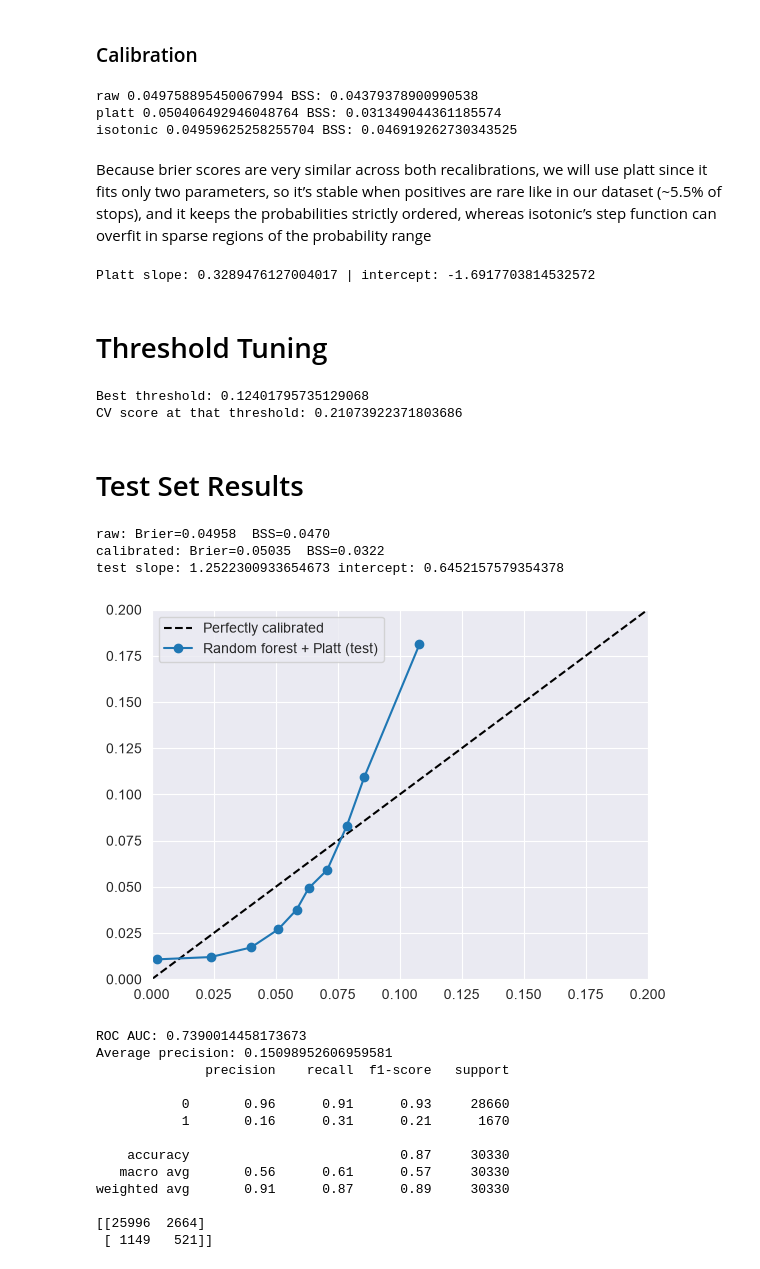
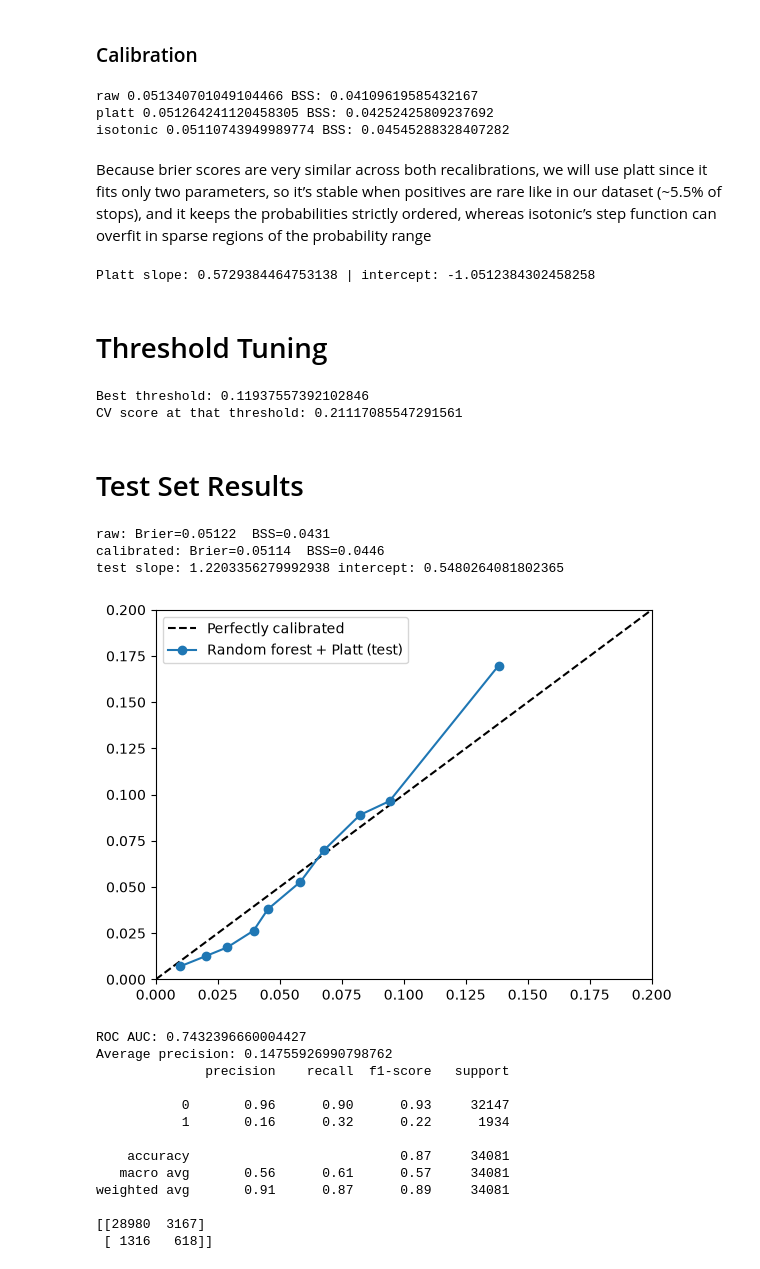
Before and after one commit to ray-chav/stop-and-search, a Jupyter notebook: scripts/calibration_thresholdTuning/calibration_dt.ipynb, the cells around one changed output. Saved outputs shown, nothing was run; the diff lists cells and outputs as text; code cells hidden in the pictures.

```diff
--- a/scripts/calibration_thresholdTuning/calibration_dt.ipynb
+++ b/scripts/calibration_thresholdTuning/calibration_dt.ipynb
@@ -172,7 +172,7 @@ def build_pipeline(model, cat_cols, dis_cols, scale_cols):
 # Modeling
 # %%
 # building pipeline using best parameters found in hyperparameter tuning script
-pipeline = build_pipeline(DecisionTreeClassifier(criterion = "entropy", max_depth = 9, min_samples_leaf = 31, min_samples_split = 29, random_state=10), cat_cols, bin_cols, scale_cols)
+pipeline = build_pipeline(DecisionTreeClassifier(criterion = "gini", max_depth = 9, min_samples_leaf = 32, min_samples_split = 15, random_state=10), cat_cols, bin_cols, scale_cols)
 
 cv = StratifiedKFold(n_splits=5, shuffle=True, random_state=10)
 
@@ -299,9 +299,9 @@ for name, p in [("raw", oof_probs), ("platt", platt), ("isotonic", iso)]:
     b = brier_score_loss(y_arr, p)
     print(name, b, "BSS:", 1 - b / ref)
 # %% [output]
-raw 0.049758895450067994 BSS: 0.04379378900990538
-platt 0.050406492946048764 BSS: 0.031349044361185574
-isotonic 0.04959625258255704 BSS: 0.046919262730343525
+raw 0.051340701049104466 BSS: 0.04109619585432167
+platt 0.051264241120458305 BSS: 0.04252425809237692
+isotonic 0.05110743949989774 BSS: 0.04545288328407282
 # %% [markdown]
 Because brier scores are very similar across both recalibrations, we will use platt since it fits only two parameters, so it’s stable when positives are rare like in our dataset (~5.5% of stops), and it keeps the probabilities strictly ordered, whereas isotonic’s step function can overfit in sparse regions of the probability range
 # %%
@@ -309,7 +309,7 @@ Because brier scores are very similar across both recalibrations, we will use pl
 platt_final = LogisticRegression(C=1e6).fit(logit(oof_probs), y_arr)
 print("Platt slope:", platt_final.coef_[0][0], "| intercept:", platt_final.intercept_[0])
 # %% [output]
-Platt slope: 0.3289476127004017 | intercept: -1.6917703814532572
+Platt slope: 0.5729384464753138 | intercept: -1.0512384302458258
 # %% [markdown]
 # Threshold Tuning
 # %%
@@ -321,54 +321,54 @@ cal_thr = platt_final.predict_proba(logit(np.array([tuned.best_threshold_])))[:,
 print("Best threshold:", tuned.best_threshold_)
 print("CV score at that threshold:", tuned.best_score_)
 # %% [output]
-Best threshold: 0.12401795735129068
-CV score at that threshold: 0.21073922371803686
+Best threshold: 0.11937557392102846
+CV score at that threshold: 0.21117085547291561
 # %% [markdown]
 # Test Set Results
 # %%
 y_t = y_test.to_numpy()
 test_raw = tuned.estimator_.predict_proba(X_test)[:, 1]
 test_cal = platt_final.predict_proba(logit(test_raw))[:, 1]
 
 # 1. Probability quality (raw vs calibrated)
 ref = brier_score_loss(y_t, np.full(len(y_t), y_train.mean()))
 for name, p in [("raw", test_raw), ("calibrated", test_cal)]:
     b = brier_score_loss(y_t, p)
     print(f"{name}: Brier={b:.5f}  BSS={1 - b/ref:.4f}")
 
 # 2. Calibration slope and intercept on the test set
 cal = LogisticRegression(C=1e6).fit(logit(test_cal), y_t)
 print("test slope:", cal.coef_[0][0], "intercept:", cal.intercept_[0])   # ideal: ~1 and ~0
 
 # 3. Calibration curve
 pt, pp = calibration_curve(y_t, test_cal, n_bins=10, strategy="quantile")
 plt.plot([0, 0.2], [0, 0.2], "k--", label="Perfectly calibrated")
-plt.plot(pp, pt, marker="o", label="Random forest + Platt (test)")
+plt.plot(pp, pt, marker="o", label="Decision Tree + Platt (test)")
 plt.xlim(0, 0.2); plt.ylim(0, 0.2); plt.legend(); plt.show()
 
 # 4. Ranking metrics (same for raw and calibrated)
 print("ROC AUC:", roc_auc_score(y_t, test_cal))
 print("Average precision:", average_precision_score(y_t, test_cal))
 
 # 5. Classification at the tuned threshold (same stops as your current report)
 y_pred = (test_cal >= cal_thr).astype(int)
 print(classification_report(y_t, y_pred))
 print(confusion_matrix(y_t, y_pred))
 # %% [output]
-raw: Brier=0.04958  BSS=0.0470
-calibrated: Brier=0.05035  BSS=0.0322
-test slope: 1.2522300933654673 intercept: 0.6452157579354378
+raw: Brier=0.05122  BSS=0.0431
+calibrated: Brier=0.05114  BSS=0.0446
+test slope: 1.2203356279992938 intercept: 0.5480264081802365
-[figure, old version]
+[figure, new version]
-ROC AUC: 0.7390014458173673
-Average precision: 0.15098952606959581
+ROC AUC: 0.7432396660004427
+Average precision: 0.14755926990798762
               precision    recall  f1-score   support
 
-           0       0.96      0.91      0.93     28660
-           1       0.16      0.31      0.21      1670
+           0       0.96      0.90      0.93     32147
+           1       0.16      0.32      0.22      1934
 
-    accuracy                           0.87     30330
-   macro avg       0.56      0.61      0.57     30330
-weighted avg       0.91      0.87      0.89     30330
+    accuracy                           0.87     34081
+   macro avg       0.56      0.61      0.57     34081
+weighted avg       0.91      0.87      0.89     34081
 
-[[25996  2664]
- [ 1149   521]]
+[[28980  3167]
+ [ 1316   618]]
```
Also changed, not shown: parts of 7 cells of this notebook, 2 other files.
